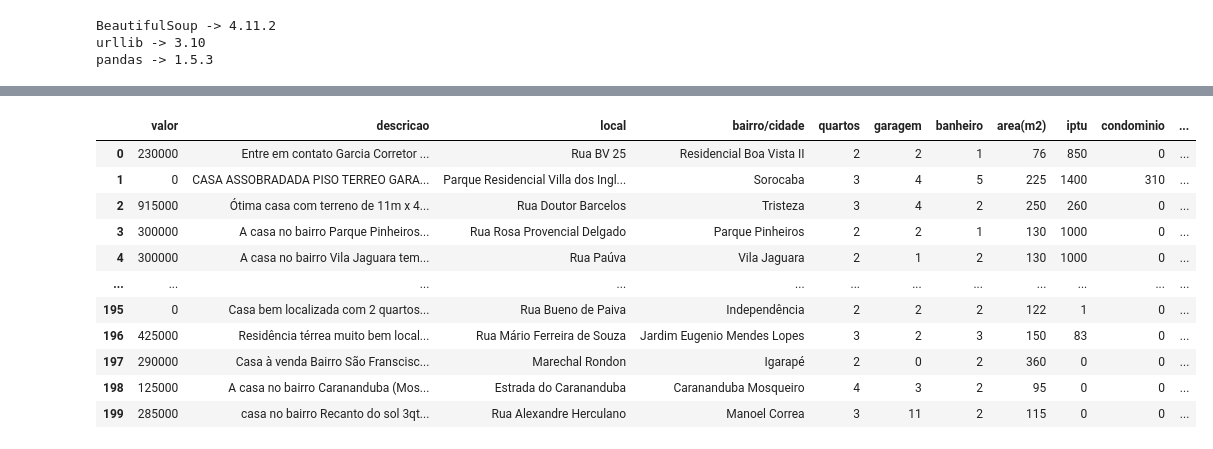
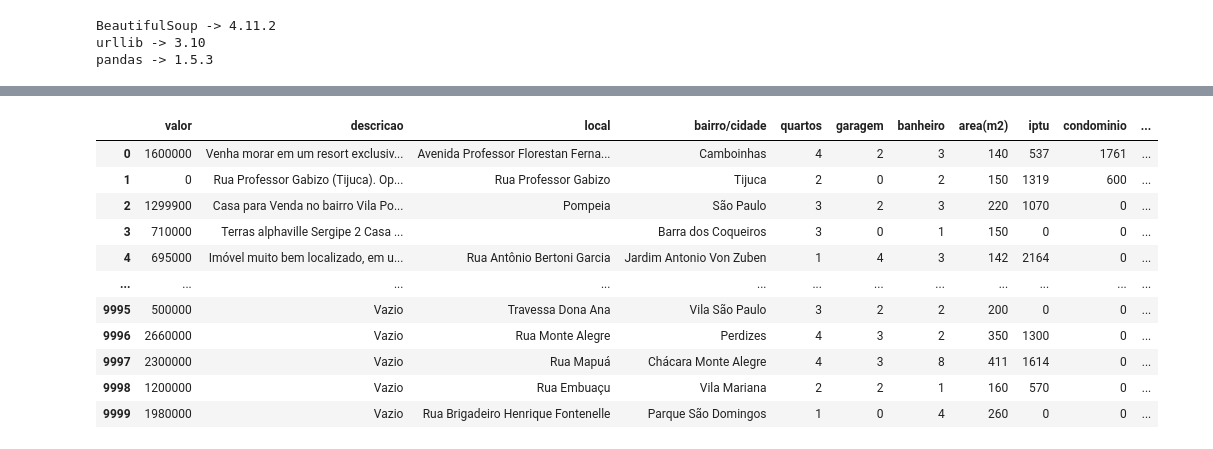
Before and after one commit to cvs2010/Data-Science-Projects, a Jupyter notebook: scraping_data_zapimoveis_df.ipynb, the cells around one changed output, grey strips where cells are left out. Drawn from its saved outputs; the diff is of its cells as text; code cells hidden in the pictures.

```diff
--- a/scraping_data_zapimoveis_df.ipynb
+++ b/scraping_data_zapimoveis_df.ipynb
@@ -27,14 +34,14 @@ rua = []
 bairro = []
 
 ##Obtendo HTML e o total de paginas
-pages = int(2)
+pages = int(500)
 
 
 ##interando por todas as paginas do site
 for i in range(pages):
     ##Obtendo o HTML
 
-    response = 'https://www.zapimoveis.com.br/venda/casas/?pagina=' + str(i) + '&transacao=Venda&tipoUnidade=Residencial,Casa&tipo=Im%C3%B3vel%20usado'
+    response = "https://www.zapimoveis.com.br/venda/?pagina="+str(i)+"&tipo=Im%C3%B3vel%20usado&transacao=Venda"
     headers = {'user-agent': 'Mozilla/5.0 (Windows NT 10.0; Win64; x64) AppleWebKit/537.36 (KHTML, like Gecko) Chrome/97.0.4692.71 Safari/537.36'}
 
     requisicao = Request(response,headers = headers)
@@ -44,9 +51,9 @@ for i in range(pages):
         html = response.read().decode('utf-8')
         soup = BeautifulSoup(html, 'html.parser')
     except HTTPError as e:
-        print(e.status(), e.reason())
+        print(e.code, e.reason)
     except URLError as e:
-        print(e.reason())
+        print(e.reason)
 
 
     #Obtendo as Tags de interesse
@@ -149,14 +156,62 @@ for i in range(pages):
         else :
             card['novidade'] = str(tipo.get_text())
 
-        #suite
+        #tipo
+        if re.search("kitnet|kitnets|kit|kit net|kitinete|kitinetes|quitinete|kitão|germinada|geminada|conjugado", card['descricao'].lower()):
+            card['tipo'] =  int(1)
+        elif re.search("apartamento|apartamentos|apto|cobertura", card['descricao'].lower()):
+            card['tipo'] =  int(2)
+        elif re.search("casa de condominio|casa de condomínio|casa de condominios|casa de condomínios", card['descricao'].lower()):
+            card['tipo'] =  int(3)
+        elif re.search("studio|studios", card['descricao'].lower()):
+            card['tipo'] =  int(4)
+        elif re.search("vila|villa", card['descricao'].lower()):
+            card['tipo'] =  int(5)
+        elif re.search("casa|casas", card['descricao'].lower()):
+            card['tipo'] =  int(6)
+        elif re.search("loft|duplex|dupllex", card['descricao'].lower()):
+            card['tipo'] =  int(7)
+        elif re.search("loteamento|lote|terrenos|terreno|trrno|lote/terreno", card['descricao'].lower()):
+            card['tipo'] =  int(8)
+        else:
+            card['tipo'] =  int(9)
+
+       #suite
         if re.search("suite|suíte|suites|suítes", card['descricao'].lower()) != None:
             card['suite'] =  int(1)
         else:
             card['suite'] =  int(0)
 
+        #academia
+        if re.search("academia|academias", card['descricao'].lower()) != None:
+            card['academia'] =  int(1)
+        else:
+            card['academia'] =  int(0)
 
-        #acabamento
+        #varanda
+        if re.search("varanda|terraço|terraco|sacada|varandas|terraços|terracos|sacadas", card['descricao'].lower()) != None:
+            card['varanda'] =  int(1)
+        else:
+            card['varanda'] =  int(0)
+
+        #transporte
+        if re.search("estação|estaçao|metro|onibus|ônibus", card['descricao'].lower()) != None:
+            card['transporte'] =  int(1)
+        else:
+            card['transporte'] =  int(0)
+
+        #salao
+        if re.search("salao|salão", card['descricao'].lower()) != None:
+            card['salao'] =  int(1)
+        else:
+            card['salao'] =  int(0)
+
+        #planejado
+        if re.search("planejado|planejados|planejada|planejadas", card['descricao'].lower()) != None:
+            card['planejado'] =  int(1)
+        else:
+            card['planejado'] =  int(0)
+
         if re.search("porcelanato|ceramica|cerâmica|cerâmico|cerâmicos|gesso|antiderrapante|planejado", card['descricao'].lower()) != None:
             card['acabamento'] =  int(1)
         else:
@@ -165,9 +220,8 @@ for i in range(pages):
         cards.append(card)
 
 
-
 dataset = pd.DataFrame(cards)
 print(dataset.isna().sum())
-dataset.to_csv('./dataset-casas-geral.csv', sep=';' , index=False, encoding='utf-8-sig')
+dataset.to_csv('./dataset-imovel-geral.csv', sep=';' , index=False, encoding='utf-8-sig')
 dataset
 # %% [output]
@@ -186,14 +243,14 @@ suite            0
 acabamento       0
 dtype: int64
 |  | valor | descricao | local | bairro/cidade | quartos | garagem | banheiro | area(m2) | iptu | condominio | ... |
-| 0 | 230000 | Entre em contato Garcia Corretor ... | Rua BV 25 | Residencial Boa Vista II | 2 | 2 | 1 | 76 | 850 | 0 | ... |
-| 1 | 0 | CASA ASSOBRADADA PISO TERREO GARA... | Parque Residencial Villa dos Ingl... | Sorocaba | 3 | 4 | 5 | 225 | 1400 | 310 | ... |
-| 2 | 915000 | Ótima casa com terreno de 11m x 4... | Rua Doutor Barcelos | Tristeza | 3 | 4 | 2 | 250 | 260 | 0 | ... |
-| 3 | 300000 | A casa no bairro Parque Pinheiros... | Rua Rosa Provencial Delgado | Parque Pinheiros | 2 | 2 | 1 | 130 | 1000 | 0 | ... |
-| 4 | 300000 | A casa no bairro Vila Jaguara tem... | Rua Paúva | Vila Jaguara | 2 | 1 | 2 | 130 | 1000 | 0 | ... |
+| 0 | 1600000 | Venha morar em um resort exclusiv... | Avenida Professor Florestan Ferna... | Camboinhas | 4 | 2 | 3 | 140 | 537 | 1761 | ... |
+| 1 | 0 | Rua Professor Gabizo (Tijuca). Op... | Rua Professor Gabizo | Tijuca | 2 | 0 | 2 | 150 | 1319 | 600 | ... |
+| 2 | 1299900 | Casa para Venda no bairro Vila Po... | Pompeia | São Paulo | 3 | 2 | 3 | 220 | 1070 | 0 | ... |
+| 3 | 710000 | Terras alphaville Sergipe 2 Casa ... |  | Barra dos Coqueiros | 3 | 0 | 1 | 150 | 0 | 0 | ... |
+| 4 | 695000 | Imóvel muito bem localizado, em u... | Rua Antônio Bertoni Garcia | Jardim Antonio Von Zuben | 1 | 4 | 3 | 142 | 2164 | 0 | ... |
 | ... | ... | ... | ... | ... | ... | ... | ... | ... | ... | ... | ... |
-| 195 | 0 | Casa bem localizada com 2 quartos... | Rua Bueno de Paiva | Independência | 2 | 2 | 2 | 122 | 1 | 0 | ... |
-| 196 | 425000 | Residência térrea muito bem local... | Rua Mário Ferreira de Souza | Jardim Eugenio Mendes Lopes | 3 | 2 | 3 | 150 | 83 | 0 | ... |
-| 197 | 290000 | Casa à venda Bairro São Franscisc... | Marechal Rondon | Igarapé | 2 | 0 | 2 | 360 | 0 | 0 | ... |
-| 198 | 125000 | A casa no bairro Carananduba (Mos... | Estrada do Carananduba | Carananduba Mosqueiro | 4 | 3 | 2 | 95 | 0 | 0 | ... |
-| 199 | 285000 | casa no bairro Recanto do sol 3qt... | Rua Alexandre Herculano | Manoel Correa | 3 | 11 | 2 | 115 | 0 | 0 | ... |
+| 9995 | 500000 | Vazio | Travessa Dona Ana | Vila São Paulo | 3 | 2 | 2 | 200 | 0 | 0 | ... |
+| 9996 | 2660000 | Vazio | Rua Monte Alegre | Perdizes | 4 | 3 | 2 | 350 | 1300 | 0 | ... |
+| 9997 | 2300000 | Vazio | Rua Mapuá | Chácara Monte Alegre | 4 | 3 | 8 | 411 | 1614 | 0 | ... |
+| 9998 | 1200000 | Vazio | Rua Embuaçu | Vila Mariana | 2 | 2 | 1 | 160 | 570 | 0 | ... |
+| 9999 | 1980000 | Vazio | Rua Brigadeiro Henrique Fontenelle | Parque São Domingos | 1 | 0 | 4 | 260 | 0 | 0 | ... |
```
Also changed, not shown: parts of 14 cells of this notebook.
